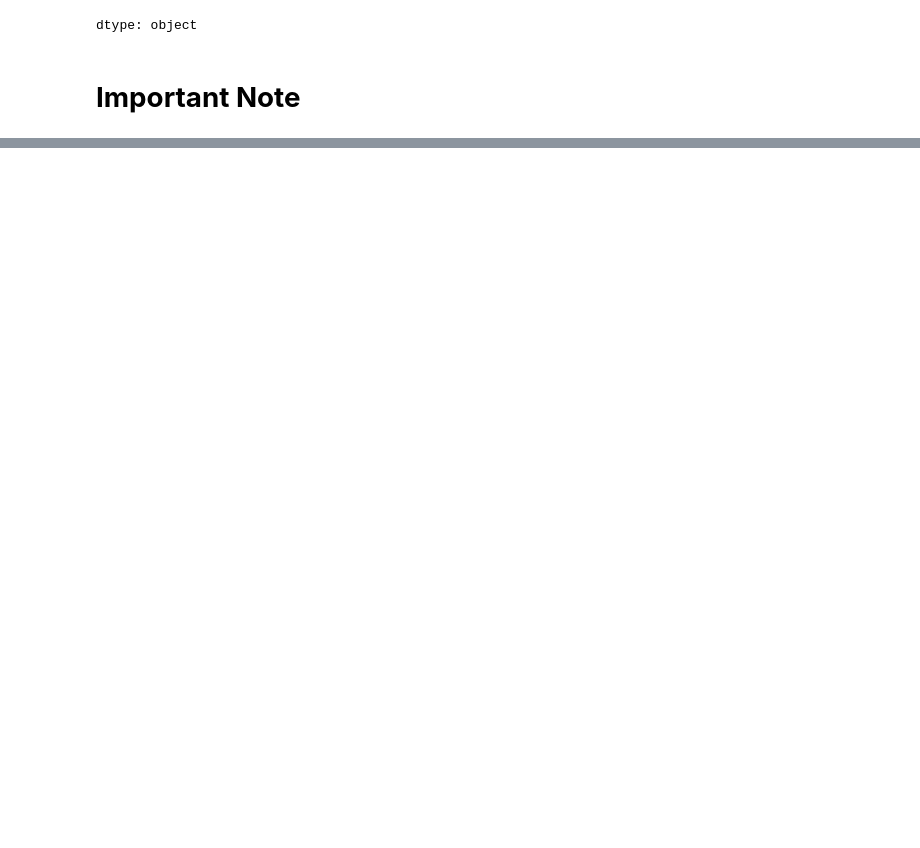
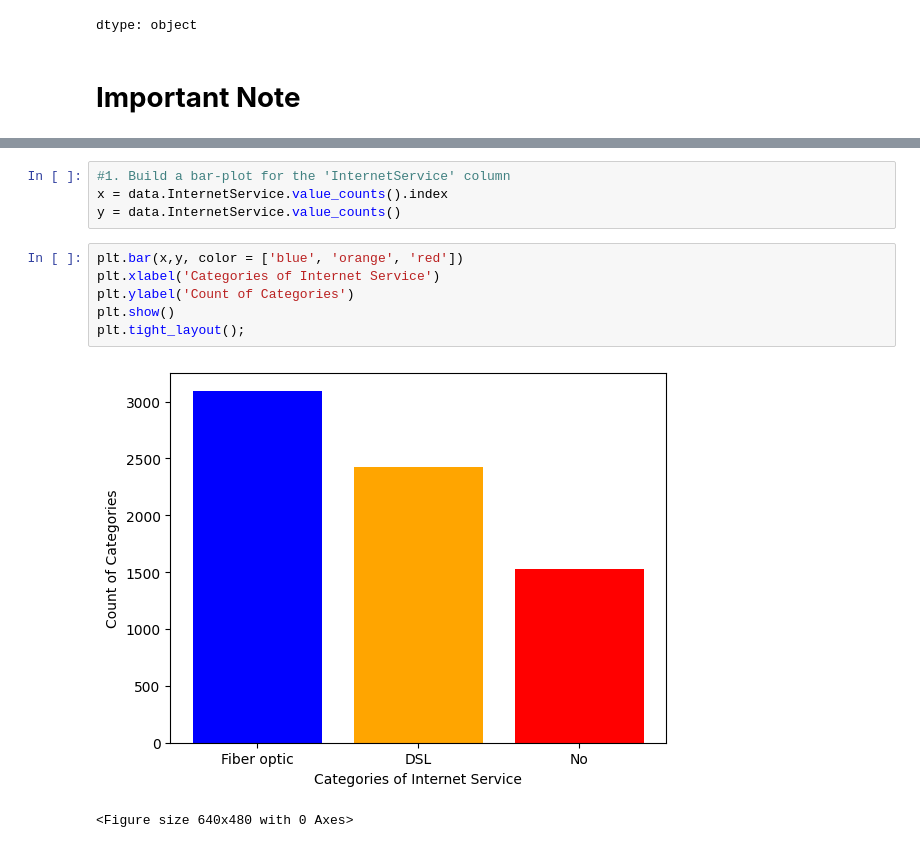
Before and after one commit to Sairam307/ML-regression-project, a Jupyter notebook: Customer_Churn_Analysis_Using_Classification_Algorithm.ipynb, the cells around one changed output, grey strips where cells are left out. Drawn from its saved outputs; the diff is of its cells as text; blank space fills up the shorter version.

```diff
--- a/Customer_Churn_Analysis_Using_Classification_Algorithm.ipynb
+++ b/Customer_Churn_Analysis_Using_Classification_Algorithm.ipynb
@@ -233,0 +291,13 @@ customer_total_tenure.sample(2)
+# %%
+#1. Build a bar-plot for the 'InternetService' column
+x = data.InternetService.value_counts().index
+y = data.InternetService.value_counts()
+# %%
+plt.bar(x,y, color = ['blue', 'orange', 'red'])
+plt.xlabel('Categories of Internet Service')
+plt.ylabel('Count of Categories')
+plt.show()
+plt.tight_layout();
+# %% [output]
+[figure, added]
+<Figure size 640x480 with 0 Axes>
```
Also changed, not shown: parts of 13 cells of this notebook.
